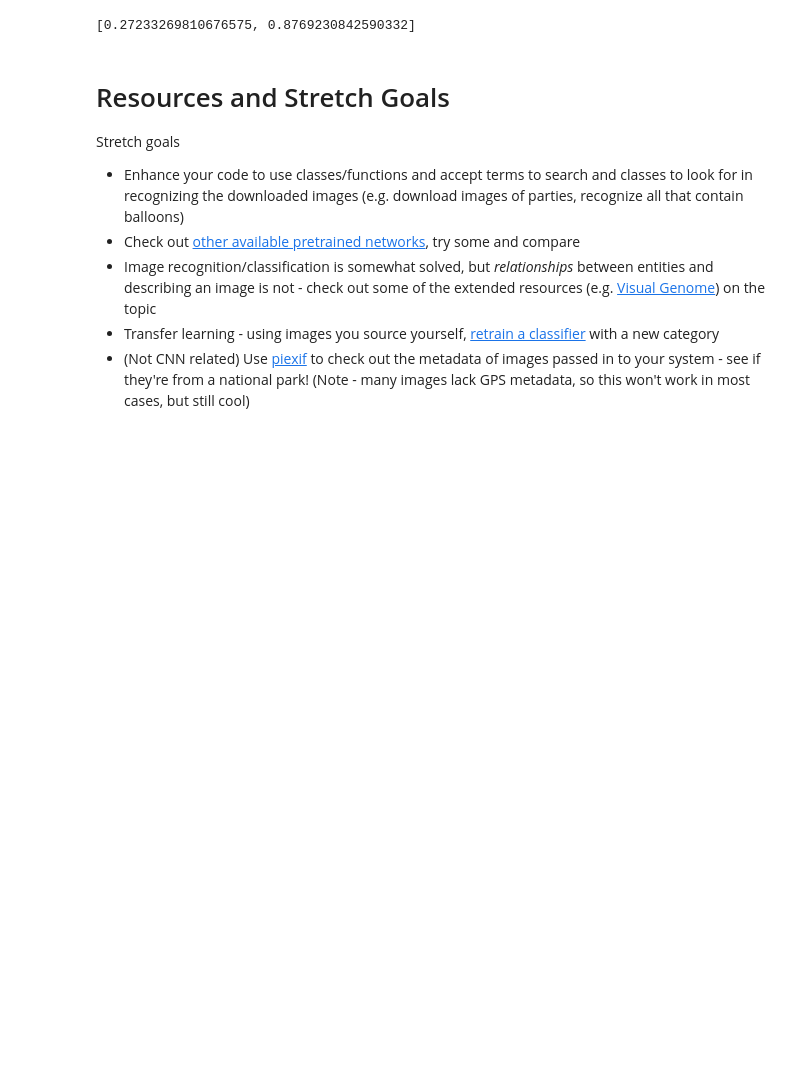
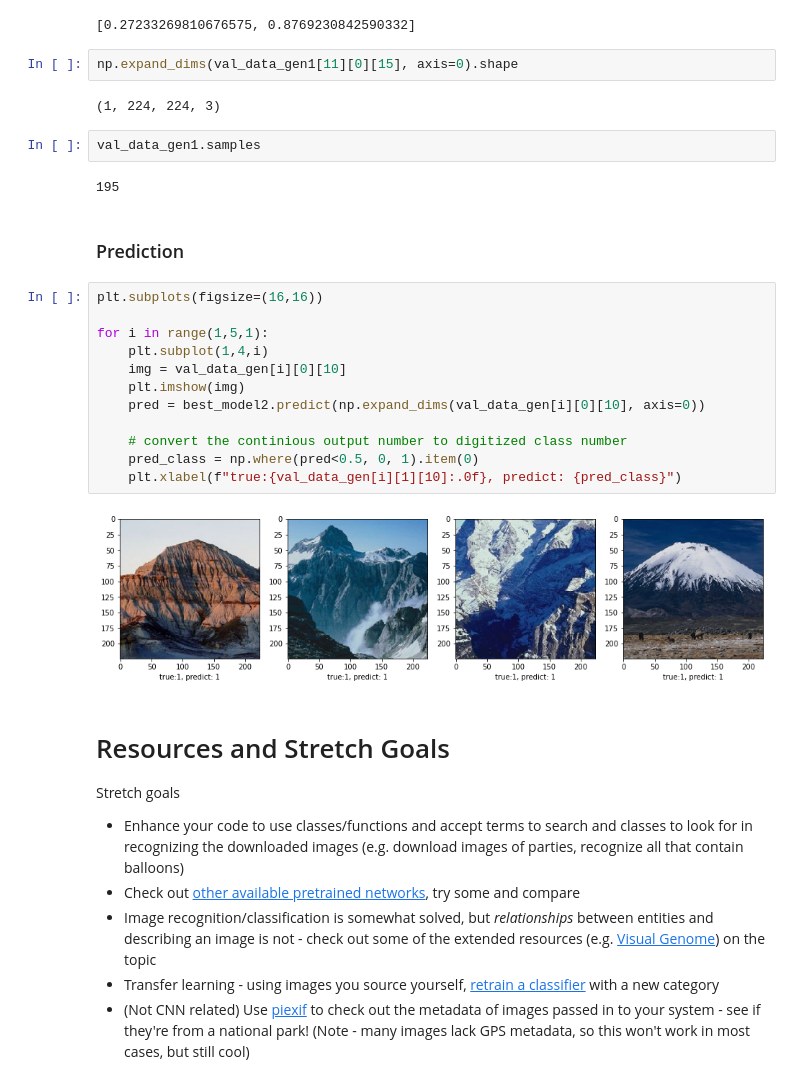
Before and after one commit to skhabiri/DS-Unit-4-Sprint-3-Deep-Learning, a Jupyter notebook: module2-convolutional-neural-networks/cnn-432a.ipynb, the cells around one changed output. Drawn from its saved outputs; the diff is of its cells as text; blank space fills up the shorter version.

```diff
--- a/module2-convolutional-neural-networks/cnn-432a.ipynb
+++ b/module2-convolutional-neural-networks/cnn-432a.ipynb
@@ -687,6 +700,30 @@ best_model.evaluate(val_data_gen1)
 # %% [output]
 13/13 [==============================] - 3s 230ms/step - loss: 0.2723 - accuracy: 0.8769
 [0.27233269810676575, 0.8769230842590332]
+# %%
+np.expand_dims(val_data_gen1[11][0][15], axis=0).shape
+# %% [output]
+(1, 224, 224, 3)
+# %%
+val_data_gen1.samples
+# %% [output]
+195
+# %% [markdown]
+### Prediction
+# %%
+plt.subplots(figsize=(16,16))
+
+for i in range(1,5,1):
+    plt.subplot(1,4,i)
+    img = val_data_gen[i][0][10]
+    plt.imshow(img)
+    pred = best_model2.predict(np.expand_dims(val_data_gen[i][0][10], axis=0))
+
+    # convert the continious output number to digitized class number
+    pred_class = np.where(pred<0.5, 0, 1).item(0)
+    plt.xlabel(f"true:{val_data_gen[i][1][10]:.0f}, predict: {pred_class}")
+# %% [output]
+[figure, added]
 # %% [markdown]
 # Resources and Stretch Goals
 
```
Also changed, not shown: parts of 15 cells of this notebook.
